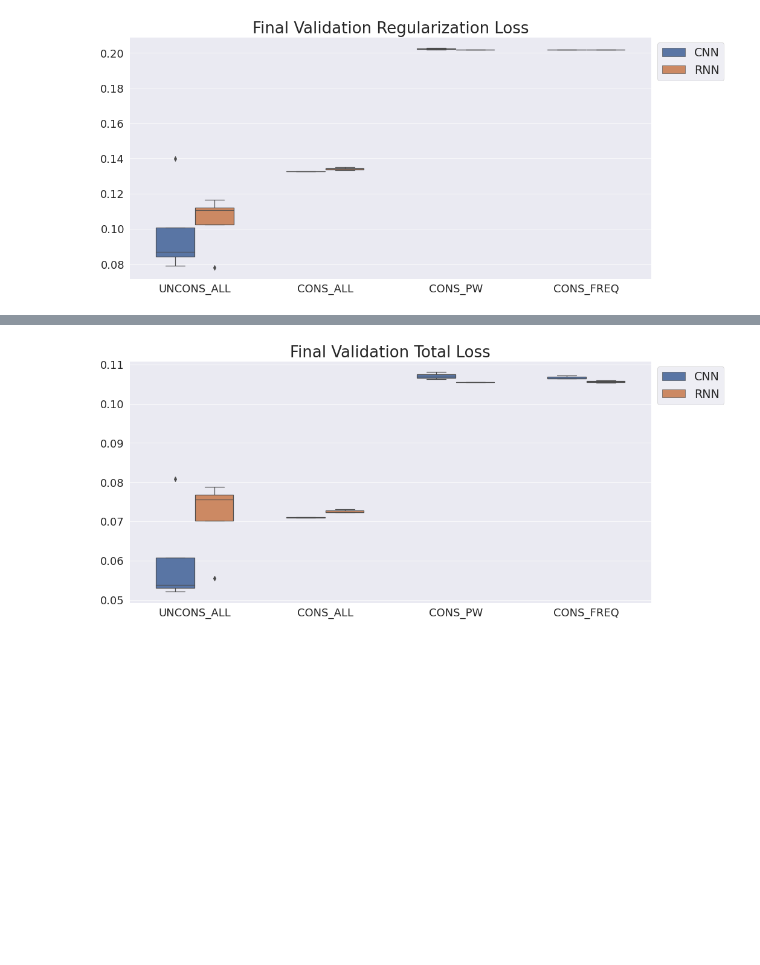
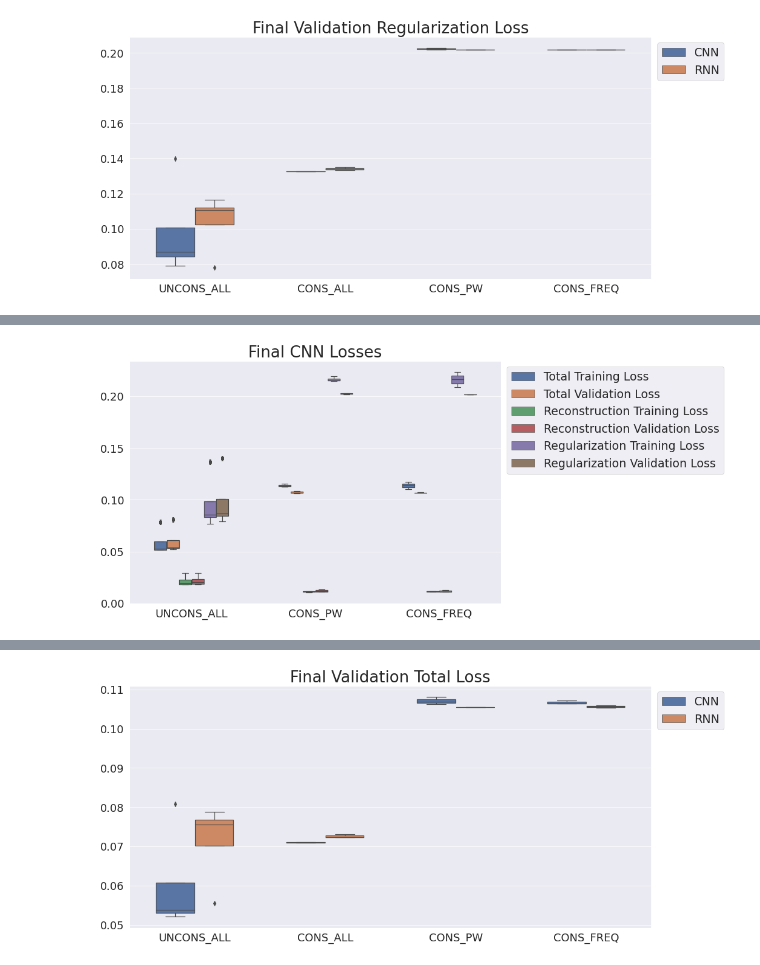
Before and after one commit to burcukoglu/safe_dynaviseon, a Jupyter notebook: visualplot.ipynb, the cells around one changed output, grey strips where cells are left out. Saved outputs shown, nothing was run; the diff lists cells and outputs as text; code cells hidden in the pictures; blank space fills up the shorter version.

Commit message:
modified visualplot

```diff
--- a/visualplot.ipynb
+++ b/visualplot.ipynb
@@ -753,0 +724,80 @@ print(df)
+# %%
+
+df_cnn=[]
+cnn_uncons_train_total=pd.DataFrame({'Experiment':['UNCONS_ALL 0', 'UNCONS_ALL 1', 'UNCONS_ALL 2', 'UNCONS_ALL 3'], 'Total Training Loss': data_cnn_uncons[0][0]}) #ADD MISSING SEED #MISSING 1
+cnn_cons_all_train_total=pd.DataFrame({'Experiment':['UNCONS_ALL 0', 'UNCONS_ALL 1', 'UNCONS_ALL 2', 'UNCONS_ALL 3'], 'Total Training Loss': data_cnn_uncons[0][0]}) #ADD MISSING SEED #MISSING 1
+# cnn_cons_amp_train_total=pd.DataFrame({'Experiment':['CONS_AMP 0', 'CONS_AMP 1', 'CONS_AMP 2', 'CONS_AMP 3'], 'Total Training Loss': data_cnn_cons1_amp[0][0]}) #ADD MISSING SEED #MISSING 1
+cnn_cons_pw_train_total=pd.DataFrame({'Experiment':['CONS_PW 0', 'CONS_PW 1', 'CONS_PW 2'], 'Total Training Loss': data_cnn_cons1_pw[0][0]}) #ADD MISSING SEED #MISSING 1
+cnn_cons_freq_train_total=pd.DataFrame({'Experiment':['CONS_FREQ 0', 'CONS_FREQ 1', 'CONS_FREQ 2'], 'Total Training Loss': data_cnn_cons1_freq[0][0]}) #ADD MISSING SEED #MISSING 1
+
+df_total_train=pd.concat([cnn_uncons_train_total, cnn_cons_all_train_total, cnn_cons_pw_train_total, cnn_cons_freq_train_total])
+# df_total_train=pd.concat([cnn_uncons_train_total, cnn_cons_all_train_total, cnn_cons_amp_train_total, cnn_cons_pw_train_total, cnn_cons_freq_train_total])
+
+cnn_uncons_val_total=pd.DataFrame({'Experiment':['UNCONS_ALL 0', 'UNCONS_ALL 1', 'UNCONS_ALL 2', 'UNCONS_ALL 3'], 'Total Validation Loss': data_cnn_uncons[1][0]}) #ADD MISSING SEED #MISSING 1
+cnn_cons_all_val_total=pd.DataFrame({'Experiment':['UNCONS_ALL 0', 'UNCONS_ALL 1', 'UNCONS_ALL 2', 'UNCONS_ALL 3'], 'Total Validation Loss': data_cnn_uncons[1][0]}) #ADD MISSING SEED #MISSING 1
+# cnn_cons_amp_val_total=pd.DataFrame({'Experiment':['CONS_AMP 0', 'CONS_AMP 1', 'CONS_AMP 2', 'CONS_AMP 3'], 'Total Validation Loss': data_cnn_cons1_amp[1][0]}) #ADD MISSING SEED #MISSING 1
+cnn_cons_pw_val_total=pd.DataFrame({'Experiment':['CONS_PW 0', 'CONS_PW 1', 'CONS_PW 2'], 'Total Validation Loss': data_cnn_cons1_pw[1][0]}) #ADD MISSING SEED #MISSING 1
+cnn_cons_freq_val_total=pd.DataFrame({'Experiment':['CONS_FREQ 0', 'CONS_FREQ 1', 'CONS_FREQ 2'], 'Total Validation Loss': data_cnn_cons1_freq[1][0]}) #ADD MISSING SEED #MISSING 1
+
+df_total_val=pd.concat([cnn_uncons_val_total, cnn_cons_all_val_total, cnn_cons_pw_val_total, cnn_cons_freq_val_total])
+# df_total_val=pd.concat([cnn_uncons_val_total, cnn_cons_all_val_total, cnn_cons_amp_val_total, cnn_cons_pw_val_total, cnn_cons_freq_val_total])
+
+cnn_uncons_train_recon=pd.DataFrame({'Experiment':['UNCONS_ALL 0', 'UNCONS_ALL 1', 'UNCONS_ALL 2', 'UNCONS_ALL 3'], 'Reconstruction Training Loss': data_cnn_uncons[2][0]}) #ADD MISSING SEED #MISSING 1
+cnn_cons_all_train_recon=pd.DataFrame({'Experiment':['UNCONS_ALL 0', 'UNCONS_ALL 1', 'UNCONS_ALL 2', 'UNCONS_ALL 3'], 'Reconstruction Training Loss': data_cnn_uncons[2][0]}) #ADD MISSING SEED #MISSING 1
+# cnn_cons_amp_train_recon=pd.DataFrame({'Experiment':['CONS_AMP 0', 'CONS_AMP 1', 'CONS_AMP 2', 'CONS_AMP 3'], 'Reconstruction Training Loss': data_cnn_cons1_amp[2][0]}) #ADD MISSING SEED #MISSING 1
+cnn_cons_pw_train_recon=pd.DataFrame({'Experiment':['CONS_PW 0', 'CONS_PW 1', 'CONS_PW 2'], 'Reconstruction Training Loss': data_cnn_cons1_pw[2][0]}) #ADD MISSING SEED #MISSING 1
+cnn_cons_freq_train_recon=pd.DataFrame({'Experiment':['CONS_FREQ 0', 'CONS_FREQ 1', 'CONS_FREQ 2'], 'Reconstruction Training Loss': data_cnn_cons1_freq[2][0]}) #ADD MISSING SEED #MISSING 1
+
+df_recon_train=pd.concat([cnn_uncons_train_recon, cnn_cons_all_train_recon, cnn_cons_pw_train_recon, cnn_cons_freq_train_recon])
+# df_recon_train=pd.concat([cnn_uncons_train_recon, cnn_cons_all_train_recon, cnn_cons_amp_train_recon, cnn_cons_pw_train_recon, cnn_cons_freq_train_recon])
+
+cnn_uncons_val_recon=pd.DataFrame({'Experiment':['UNCONS_ALL 0', 'UNCONS_ALL 1', 'UNCONS_ALL 2', 'UNCONS_ALL 3'], 'Reconstruction Validation Loss': data_cnn_uncons[3][0]}) #ADD MISSING SEED #MISSING 1
+cnn_cons_all_val_recon=pd.DataFrame({'Experiment':['UNCONS_ALL 0', 'UNCONS_ALL 1', 'UNCONS_ALL 2', 'UNCONS_ALL 3'], 'Reconstruction Validation Loss': data_cnn_uncons[3][0]}) #ADD MISSING SEED #MISSING 1
+# cnn_cons_amp_val_recon=pd.DataFrame({'Experiment':['CONS_AMP 0', 'CONS_AMP 1', 'CONS_AMP 2', 'CONS_AMP 3'], 'Reconstruction Validation Loss': data_cnn_cons1_amp[3][0]}) #ADD MISSING SEED #MISSING 1
+cnn_cons_pw_val_recon=pd.DataFrame({'Experiment':['CONS_PW 0', 'CONS_PW 1', 'CONS_PW 2'], 'Reconstruction Validation Loss': data_cnn_cons1_pw[3][0]}) #ADD MISSING SEED #MISSING 1
+cnn_cons_freq_val_recon=pd.DataFrame({'Experiment':['CONS_FREQ 0', 'CONS_FREQ 1', 'CONS_FREQ 2'], 'Reconstruction Validation Loss': data_cnn_cons1_freq[3][0]}) #ADD MISSING SEED #MISSING 1
+
+df_recon_val=pd.concat([cnn_uncons_val_recon, cnn_cons_all_val_recon, cnn_cons_pw_val_recon, cnn_cons_freq_val_recon])
+# df_recon_val=pd.concat([cnn_uncons_val_recon, cnn_cons_all_val_recon, cnn_cons_amp_val_recon, cnn_cons_pw_val_recon, cnn_cons_freq_val_recon])
+
+cnn_uncons_train_reg=pd.DataFrame({'Experiment':['UNCONS_ALL 0', 'UNCONS_ALL 1', 'UNCONS_ALL 2', 'UNCONS_ALL 3'], 'Regularization Training Loss': data_cnn_uncons[4][0]}) #ADD MISSING SEED #MISSING 1
+cnn_cons_all_train_reg=pd.DataFrame({'Experiment':['UNCONS_ALL 0', 'UNCONS_ALL 1', 'UNCONS_ALL 2', 'UNCONS_ALL 3'], 'Regularization Training Loss': data_cnn_uncons[4][0]}) #ADD MISSING SEED #MISSING 1
+# cnn_cons_amp_train_reg=pd.DataFrame({'Experiment':['CONS_AMP 0', 'CONS_AMP 1', 'CONS_AMP 2', 'CONS_AMP 3'], 'Regularization Training Loss': data_cnn_cons1_amp[4][0]}) #ADD MISSING SEED #MISSING 1
+cnn_cons_pw_train_reg=pd.DataFrame({'Experiment':['CONS_PW 0', 'CONS_PW 1', 'CONS_PW 2'], 'Regularization Training Loss': data_cnn_cons1_pw[4][0]}) #ADD MISSING SEED #MISSING 1
+cnn_cons_freq_train_reg=pd.DataFrame({'Experiment':['CONS_FREQ 0', 'CONS_FREQ 1', 'CONS_FREQ 2'], 'Regularization Training Loss': data_cnn_cons1_freq[4][0]}) #ADD MISSING SEED #MISSING 1
+
+df_reg_train=pd.concat([cnn_uncons_train_reg, cnn_cons_all_train_reg, cnn_cons_pw_train_reg, cnn_cons_freq_train_reg])
+# df_reg_train=pd.concat([cnn_uncons_train_reg, cnn_cons_all_train_reg, cnn_cons_amp_train_reg, cnn_cons_pw_train_reg, cnn_cons_freq_train_reg])
+
+cnn_uncons_val_reg=pd.DataFrame({'Experiment':['UNCONS_ALL 0', 'UNCONS_ALL 1', 'UNCONS_ALL 2', 'UNCONS_ALL 3'], 'Regularization Validation Loss': data_cnn_uncons[5][0]}) #ADD MISSING SEED #MISSING 1
+cnn_cons_all_val_reg=pd.DataFrame({'Experiment':['UNCONS_ALL 0', 'UNCONS_ALL 1', 'UNCONS_ALL 2', 'UNCONS_ALL 3'], 'Regularization Validation Loss': data_cnn_uncons[5][0]}) #ADD MISSING SEED #MISSING 1
+# cnn_cons_amp_val_reg=pd.DataFrame({'Experiment':['CONS_AMP 0', 'CONS_AMP 1', 'CONS_AMP 2', 'CONS_AMP 3'], 'Regularization Validation Loss': data_cnn_cons1_amp[5][0]}) #ADD MISSING SEED #MISSING 1
+cnn_cons_pw_val_reg=pd.DataFrame({'Experiment':['CONS_PW 0', 'CONS_PW 1', 'CONS_PW 2'], 'Regularization Validation Loss': data_cnn_cons1_pw[5][0]}) #ADD MISSING SEED #MISSING 1
+cnn_cons_freq_val_reg=pd.DataFrame({'Experiment':['CONS_FREQ 0', 'CONS_FREQ 1', 'CONS_FREQ 2'], 'Regularization Validation Loss': data_cnn_cons1_freq[5][0]}) #ADD MISSING SEED #MISSING 1
+
+df_reg_val=pd.concat([cnn_uncons_val_reg, cnn_cons_all_val_reg, cnn_cons_pw_val_reg, cnn_cons_freq_val_reg])
+# df_reg_val=pd.concat([cnn_uncons_val_reg, cnn_cons_all_val_reg, cnn_cons_amp_val_reg, cnn_cons_pw_val_reg, cnn_cons_freq_val_reg])
+
+
+df_cnn=df_total_train.join(df_total_val.set_index('Experiment'), on='Experiment').join(df_recon_train.set_index('Experiment'), on='Experiment').join(df_recon_val.set_index('Experiment'), on='Experiment').join(df_reg_train.set_index('Experiment'), on='Experiment').join(df_reg_val.set_index('Experiment'), on='Experiment')
+df_cnn['Experiment']=df_cnn['Experiment'].apply(lambda x: x.split(' ')[0])
+
+print(df_cnn)
+
+fig = plt.figure(figsize =(15, 7))
+dd=pd.melt(df_cnn,id_vars=['Experiment'],value_vars=['Total Training Loss','Total Validation Loss', 'Reconstruction Training Loss','Reconstruction Validation Loss', 'Regularization Training Loss','Regularization Validation Loss'],var_name='Loss')
+sns.set_theme()#style="whitegrid")
+sns.set_context("paper", font_scale=2.5)
+sns.boxplot(x='Experiment', y='value',data=dd,hue='Loss', width=0.6)
+plt.ylabel('')
+plt.xlabel('')
+plt.yticks(fontsize=18)
+plt.xticks(fontsize=18)
+plt.title(f'Final CNN Losses', fontsize=26)
+plt.legend()
+
+plt.legend(fontsize=19, bbox_to_anchor=(1.0, 1.0),loc='upper left')
+plt.tight_layout()
+
+plt.show()
+# %% [output]
@@ -753,0 +821 @@ print(df)
+[figure, added]
```
Also changed, not shown: parts of 14 cells of this notebook.
